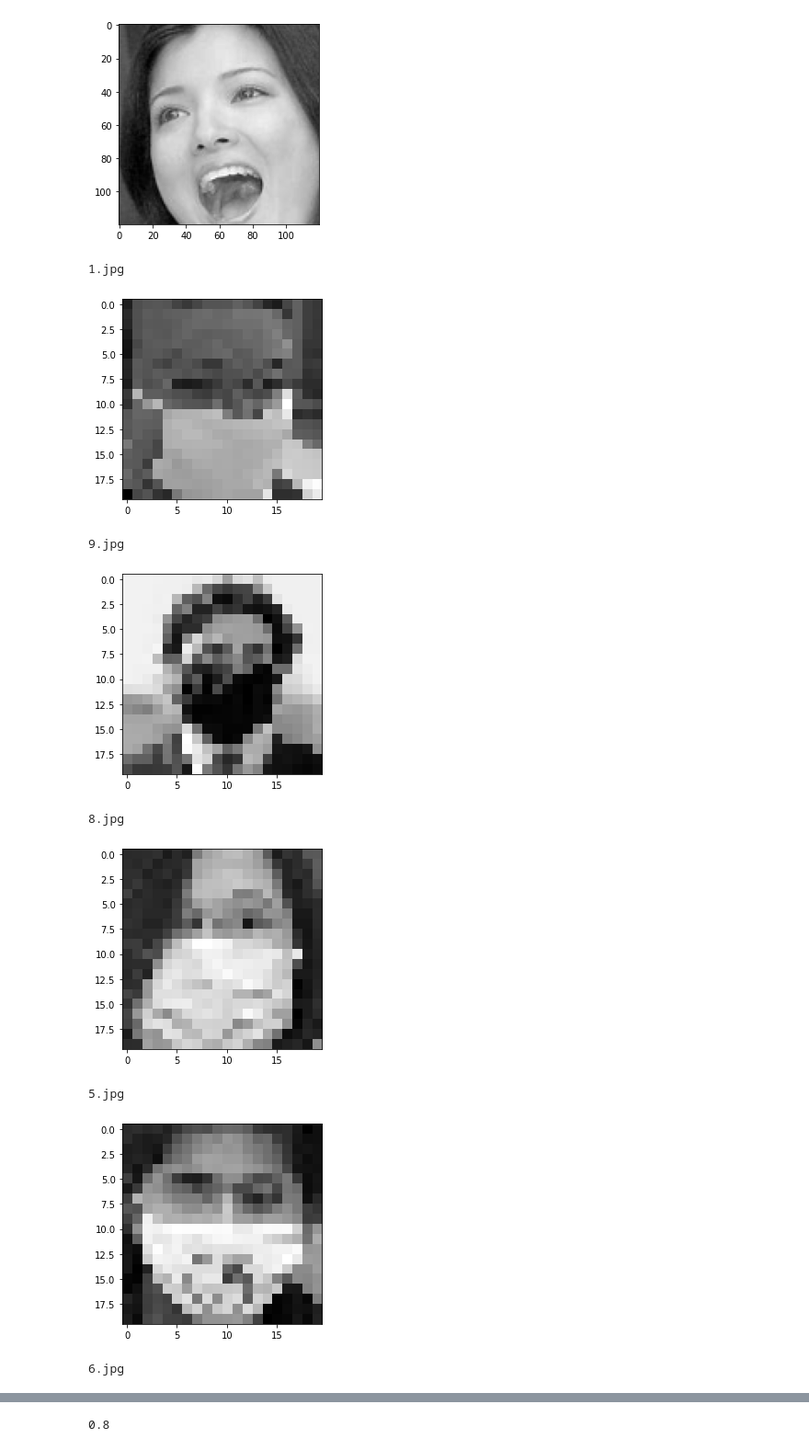
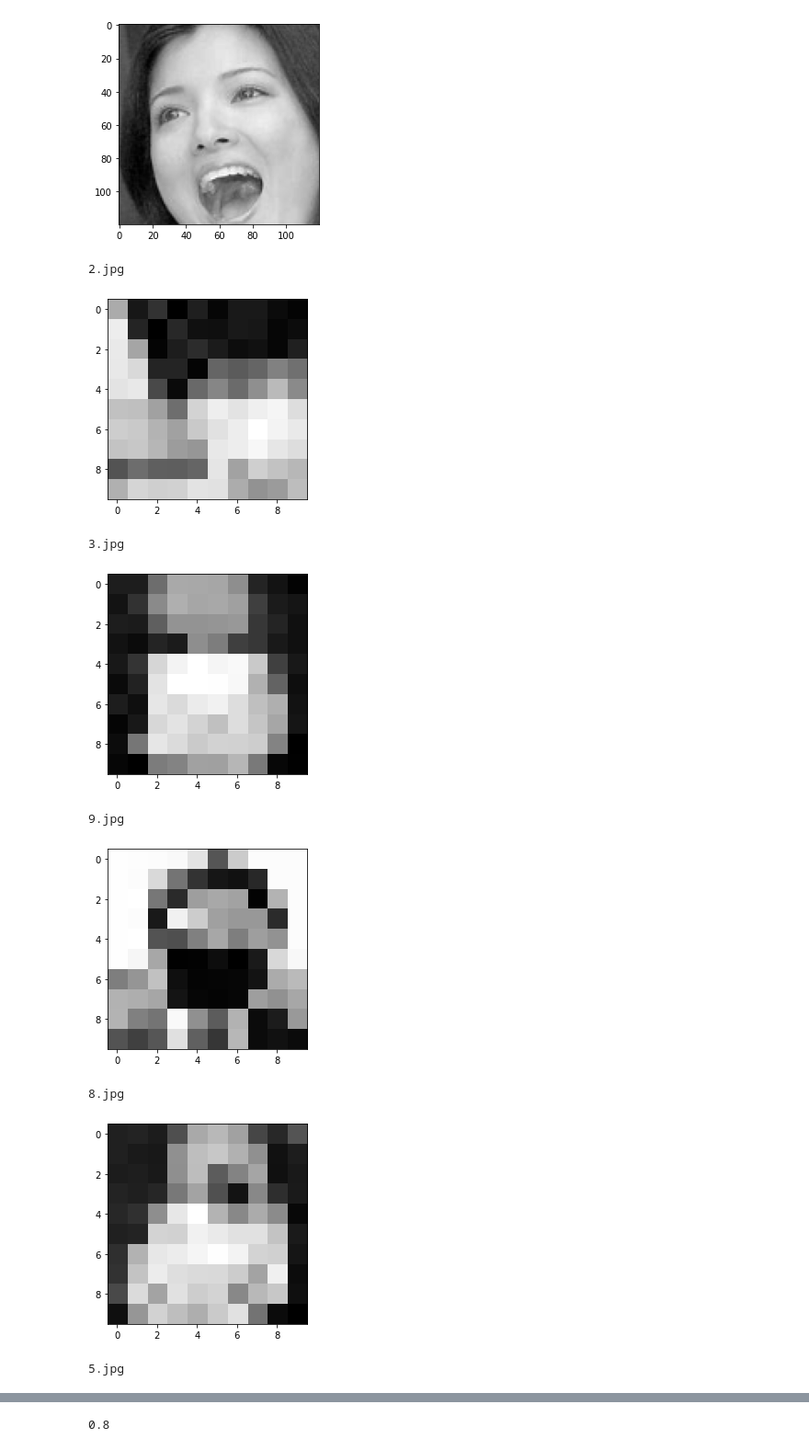
Before and after one commit to lisaong/stackup-workshops, a Jupyter notebook: mask-or-not/mask_or_not.ipynb, the cells around one changed output, grey strips where cells are left out. Shown at 92% size. Drawn from its saved outputs; the diff is of its cells as text; code cells hidden in the pictures.

Commit message:
Shrink input size to 10x10

```diff
--- a/mask-or-not/mask_or_not.ipynb
+++ b/mask-or-not/mask_or_not.ipynb
@@ -108,22 +108,22 @@ crop_face(face_cascade, eye_cascade, './data/no_mask/1.jpg');
 # %%
 def get_image_data(label):
   images = []
   for path in Path(f'./data/{label}').rglob('*.jpg'):
     print(path.name)
     images.append(np.array(crop_face(face_cascade, eye_cascade,
                                      f'./data/{label}/{path.name}',
-                                     output_size=(20, 20))))
+                                     output_size=(10, 10))))
   return np.array(images)
 
 images_mask = get_image_data('mask')
 images_mask.shape
 # %% [output]
-1.jpg
+2.jpg
-[figure, old version]
+[figure, new version]
-9.jpg
+3.jpg
-[figure, old version]
+[figure, new version]
-8.jpg
+9.jpg
-[figure, old version]
+[figure, new version]
-5.jpg
+8.jpg
-[figure, old version]
+[figure, new version]
-6.jpg
+5.jpg
```
Also changed, not shown: parts of 26 cells of this notebook.
